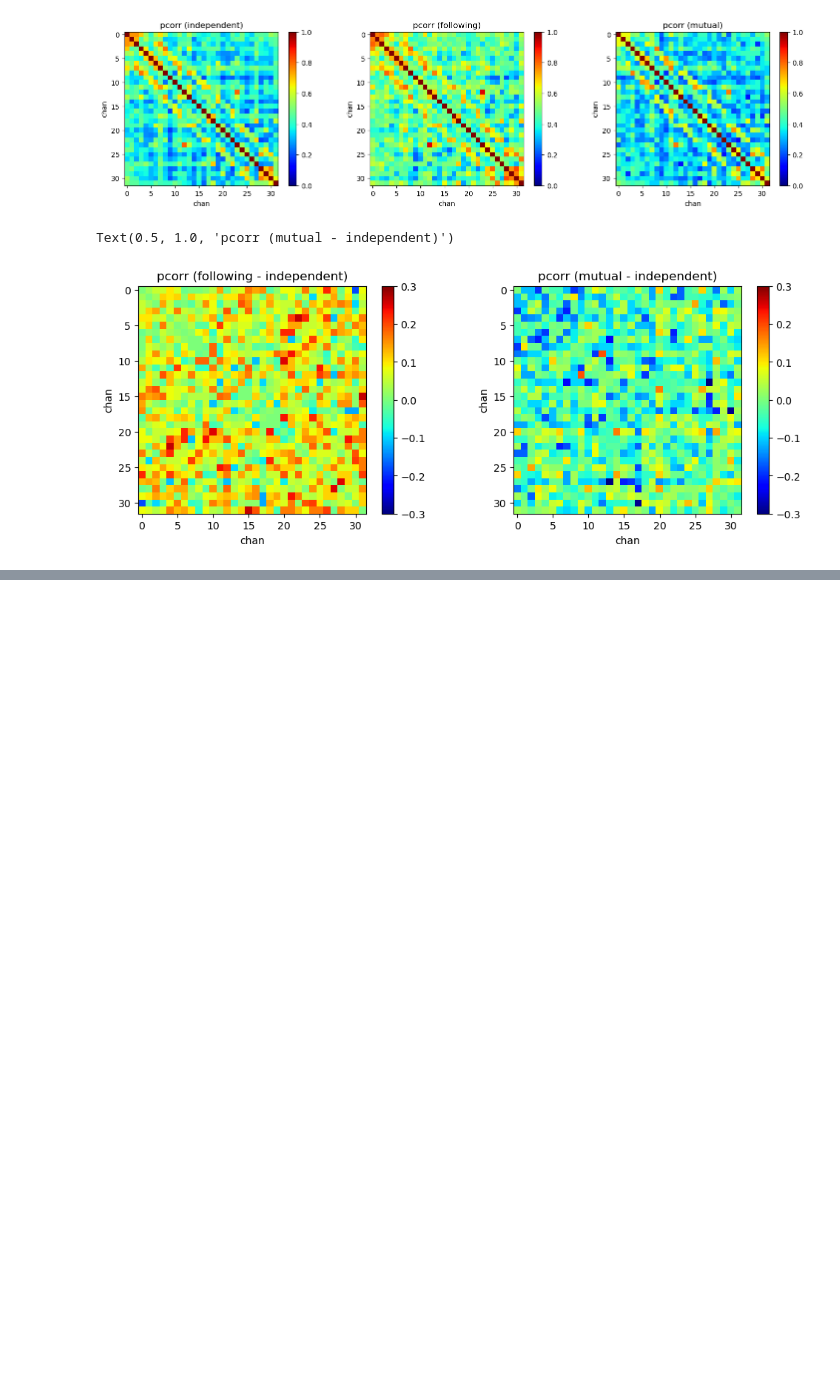
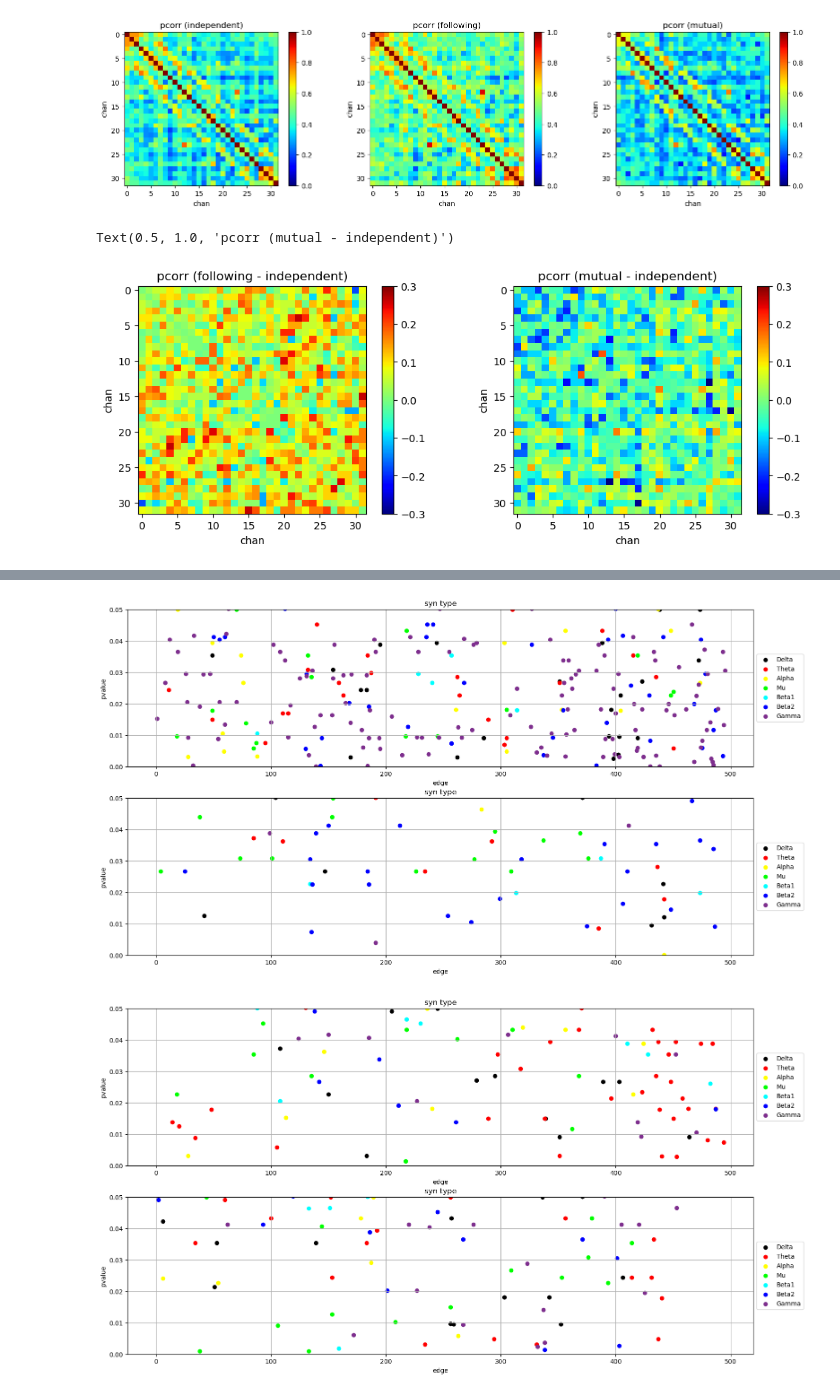
Before and after one commit to zhibinz2/1overf, a Jupyter notebook: Corr_amplitude/step5_test.ipynb, the cells around one changed output, grey strips where cells are left out. Cells and saved outputs as stored; diff of their text form; code cells hidden in the pictures; blank space fills up the shorter version.

Commit message:
2 compares

```diff
--- a/Corr_amplitude/step5_test.ipynb
+++ b/Corr_amplitude/step5_test.ipynb
@@ -52,6 +52,7 @@ matlab_red      = [0.6350, 0.0780, 0.1840]
 condicolors = [darkgreen, red, blue, magenta, purple, purple]
 dire3colors = [darkgreen, brown, magenta]
 syn2colors = [darkgreen, pink]
+freq7colors = [black, red, yellow, green, cyan, blue, matlab_purple]
 HNLcolors = [darkgreen, deepyellow, pink]
 
 color_4st=['green','red','blue','black']
@@ -271,12 +274,14 @@ pvalue
 # %%
 # t-test
 from scipy import stats
-P496_indi=np.zeros((2,7,496))
-P496_fol=np.zeros((2,7,496))
-P496_mut=np.zeros((2,7,496))
+P496_fol_indi=np.zeros((2,7,496))
+P496_mut_indi=np.zeros((2,7,496))
 for syn in range(2):
     for freq in range(7):
         for edge in range(496):
-            statistic, P496_indi[syn,freq,edge]=stats.ttest_ind(a, b)
-            statistic, P496_fol[syn,freq,edge]=stats.ttest_ind(a, b)
-            statistic, P496_mut[syn,freq,edge]=stats.ttest_ind(a, b)
+            statistic, P496_fol_indi[syn,freq,edge]=stats.ttest_ind(pcorr496_indi[syn,freq,:,edge],
+                                                                 pcorr496_fol[syn,freq,:,edge])
+            statistic, P496_mut_indi[syn,freq,edge]=stats.ttest_ind(pcorr496_indi[syn,freq,:,edge],
+                                                               pcorr496_mut[syn,freq,:,edge])
+
+P496_2compares=[P496_fol_indi,P496_mut_indi]
@@ -285,0 +288,20 @@ for syn in range(2):
+# %%
+for c in range(2):
+    fig, ax = plt.subplots(2,1,figsize=(6*3, 10))
+    color_3st=['green','blue','black']
+    for syn in range(2):
+        plt.sca(ax[syn])
+        for freq in range(7):
+            plt.scatter (np.arange(496),P496_2compares[c][syn,freq,:],
+                      color=freq7colors[freq])
+
+        plt.xlabel("edge")
+        plt.ylabel("pvalue")
+        plt.ylim(0,0.05)
+        plt.title('syn type')
+        plt.grid()
+        plt.legend(band_labels,ncol=1,
+            loc='center left', bbox_to_anchor=(1, 0.5))
+# %% [output]
+[figure, added]
+[figure, added]
```
Also changed, not shown: parts of 2 cells of this notebook.
